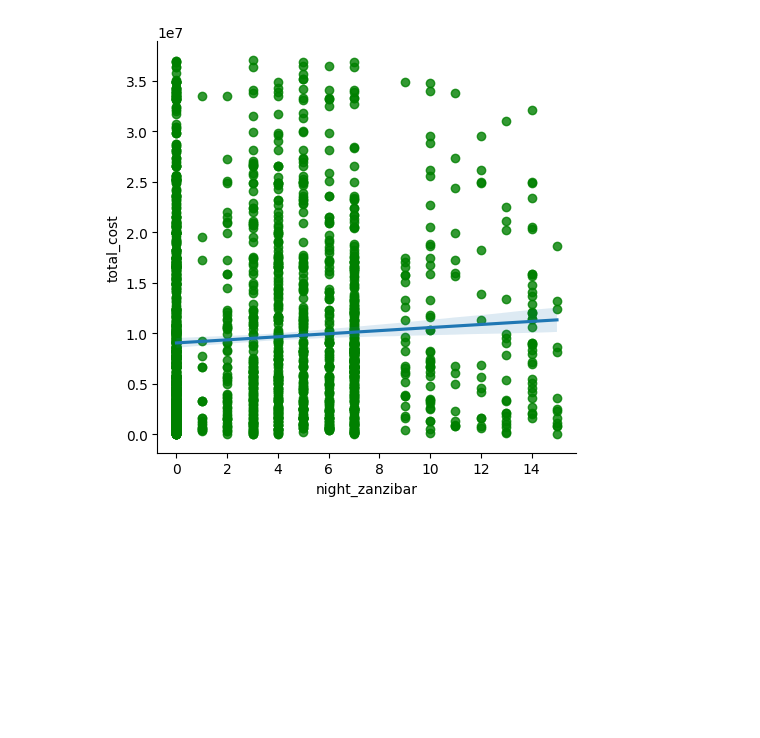
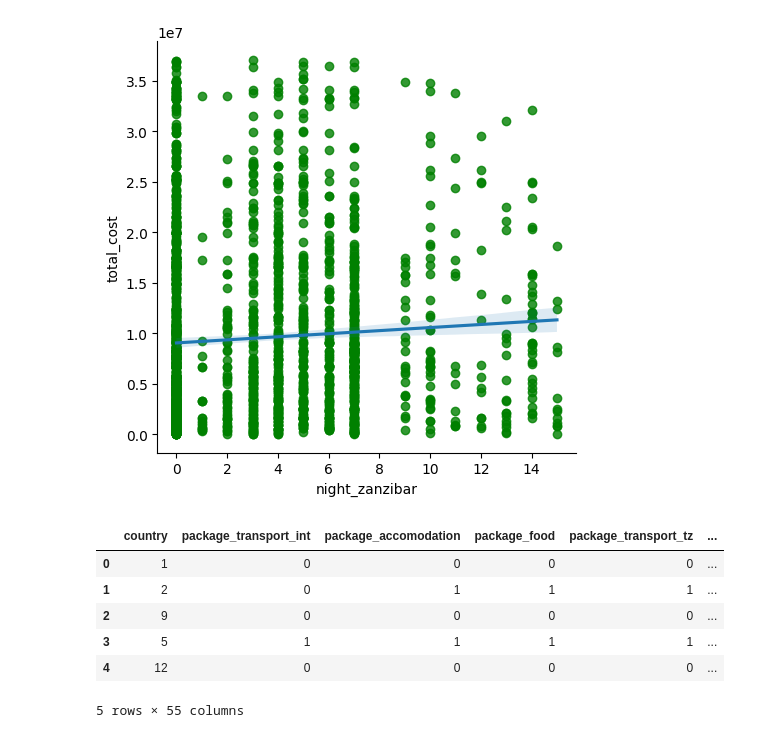
Before and after one commit to yaseminerguezel/tanzania-tourism-expenditure-model, a Jupyter notebook: eda-modelling.ipynb, the cells around one changed output. Drawn from its saved outputs; the diff is of its cells as text; code cells hidden in the pictures; blank space fills up the shorter version.

```diff
--- a/eda-modelling.ipynb
+++ b/eda-modelling.ipynb
@@ -320,3 +320,14 @@ sns.lmplot(x ='night_zanzibar', y ='total_cost', data = new_cleaned2,scatter_kws
 # %% [output]
 <seaborn.axisgrid.FacetGrid at 0x...>
 [figure]
+# %%
+new_cleaned2.eval('total_cost_euro = total_cost* 0.00044', inplace = True)
+new_cleaned2.head(5)
+# %% [output]
+|  | country | package_transport_int | package_accomodation | package_food | package_transport_tz | ... |
+| 0 | 1 | 0 | 0 | 0 | 0 | ... |
+| 1 | 2 | 0 | 1 | 1 | 1 | ... |
+| 2 | 9 | 0 | 0 | 0 | 0 | ... |
+| 3 | 5 | 1 | 1 | 1 | 1 | ... |
+| 4 | 12 | 0 | 0 | 0 | 0 | ... |
+5 rows × 55 columns
```
Also changed, not shown: parts of 1 cell of this notebook, 2 other files.
